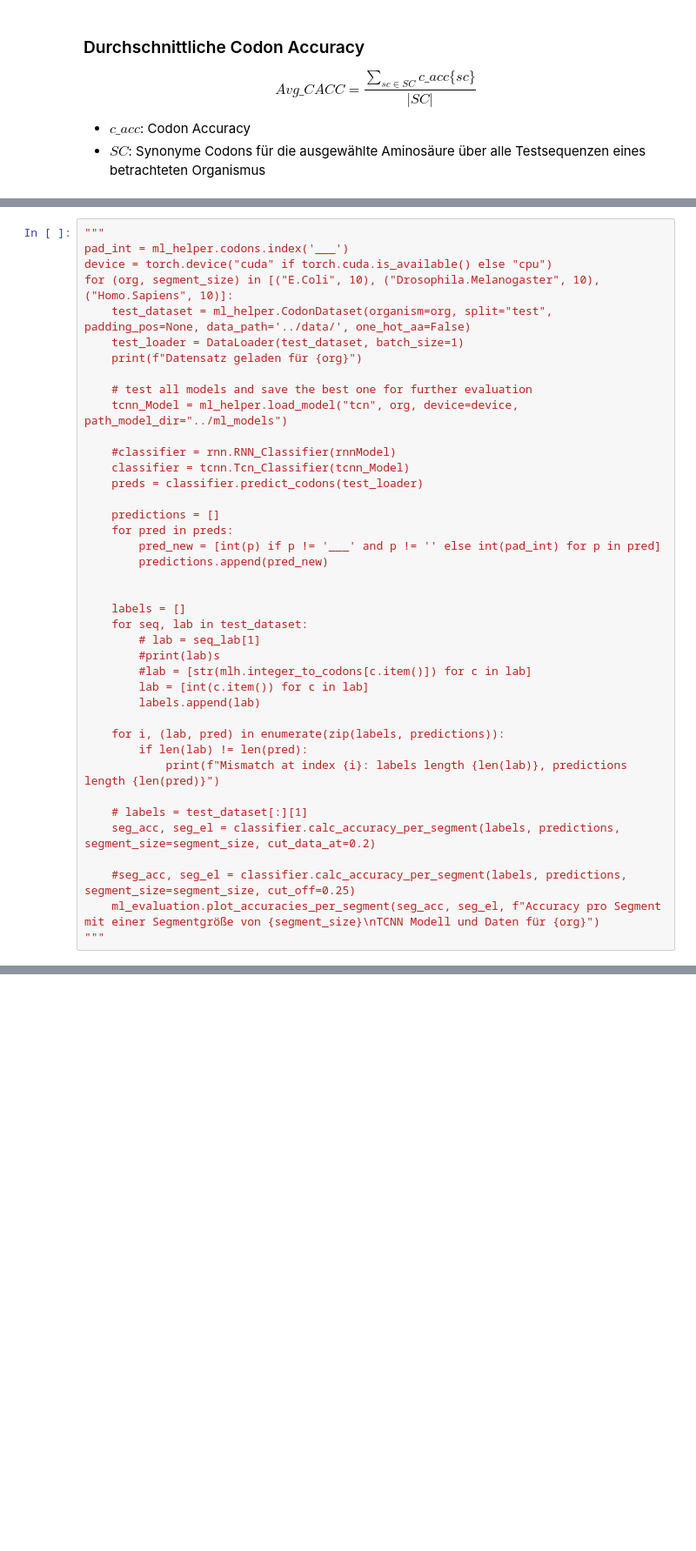
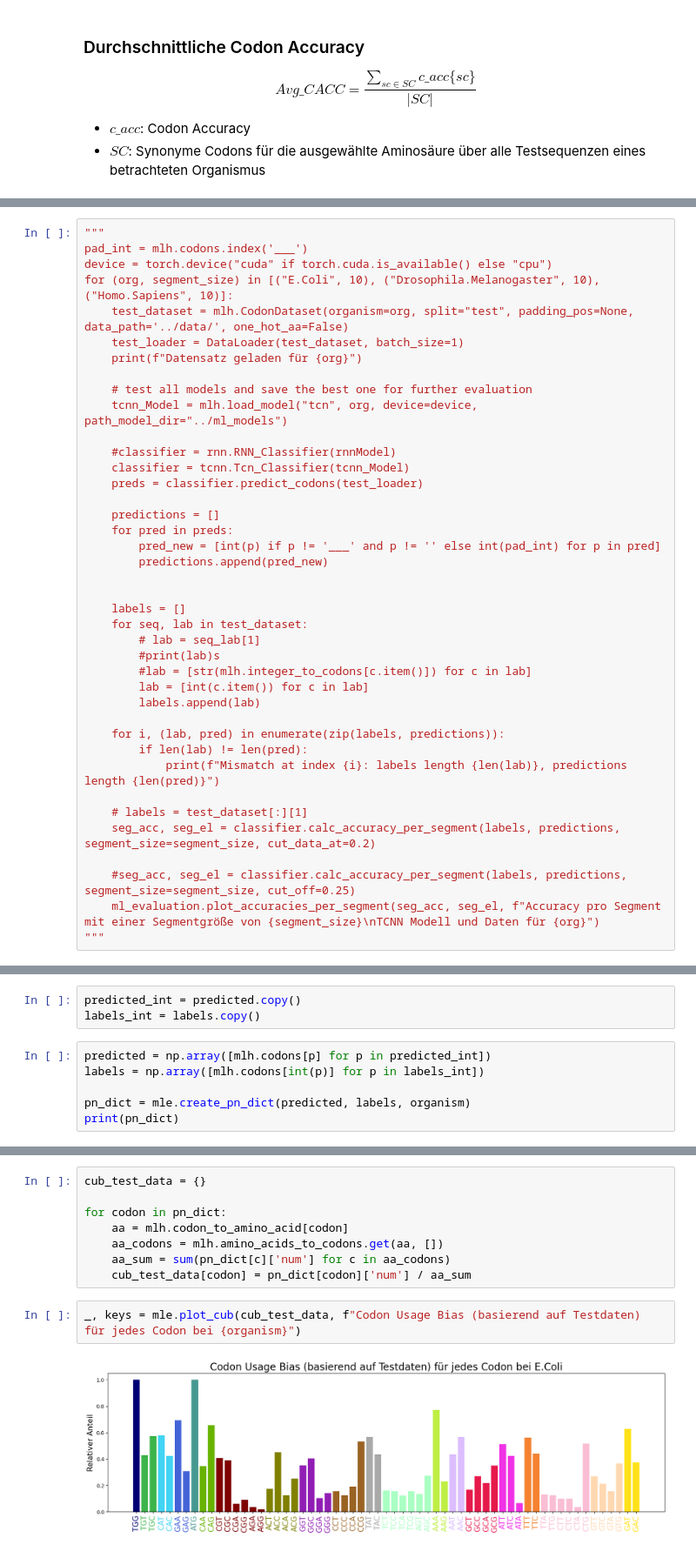
Before and after one commit to maxikuehn/PMDS_Codons, a Jupyter notebook: notebooks/TCNN_Testing.ipynb, the cells around one changed output, grey strips where cells are left out. Shown: that part at 87% size. Drawn from its saved outputs; the diff is of its cells as text; blank space fills up the shorter version.

```diff
--- a/notebooks/TCNN_Testing.ipynb
+++ b/notebooks/TCNN_Testing.ipynb
@@ -340,14 +257,14 @@ for (org, segment_size) in [("E.Coli", 10), ("Drosophila.Melanogaster", 10), ("H
 # %%
 """
-pad_int = ml_helper.codons.index('___')
+pad_int = mlh.codons.index('___')
 device = torch.device("cuda" if torch.cuda.is_available() else "cpu")
 for (org, segment_size) in [("E.Coli", 10), ("Drosophila.Melanogaster", 10), ("Homo.Sapiens", 10)]:
-    test_dataset = ml_helper.CodonDataset(organism=org, split="test", padding_pos=None, data_path='../data/', one_hot_aa=False)
+    test_dataset = mlh.CodonDataset(organism=org, split="test", padding_pos=None, data_path='../data/', one_hot_aa=False)
     test_loader = DataLoader(test_dataset, batch_size=1)
     print(f"Datensatz geladen für {org}")
 
     # test all models and save the best one for further evaluation
-    tcnn_Model = ml_helper.load_model("tcn", org, device=device, path_model_dir="../ml_models")
+    tcnn_Model = mlh.load_model("tcn", org, device=device, path_model_dir="../ml_models")
 
     #classifier = rnn.RNN_Classifier(rnnModel)
     classifier = tcnn.Tcn_Classifier(tcnn_Model)
@@ -422,0 +299,9 @@ ValueError: operands could not be broadcast together with shapes (118513,) (237,
+# %%
+predicted_int = predicted.copy()
+labels_int = labels.copy()
+# %%
+predicted = np.array([mlh.codons[p] for p in predicted_int])
+labels = np.array([mlh.codons[int(p)] for p in labels_int])
+
+pn_dict = mle.create_pn_dict(predicted, labels, organism)
+print(pn_dict)
@@ -422,0 +310,12 @@ ValueError: operands could not be broadcast together with shapes (118513,) (237,
+# %%
+cub_test_data = {}
+
+for codon in pn_dict:
+    aa = mlh.codon_to_amino_acid[codon]
+    aa_codons = mlh.amino_acids_to_codons.get(aa, [])
+    aa_sum = sum(pn_dict[c]['num'] for c in aa_codons)
+    cub_test_data[codon] = pn_dict[codon]['num'] / aa_sum
+# %%
+_, keys = mle.plot_cub(cub_test_data, f"Codon Usage Bias (basierend auf Testdaten) für jedes Codon bei {organism}")
+# %% [output]
+[figure, added]
```
Also changed, not shown: parts of 25 cells of this notebook, 15 other files.
